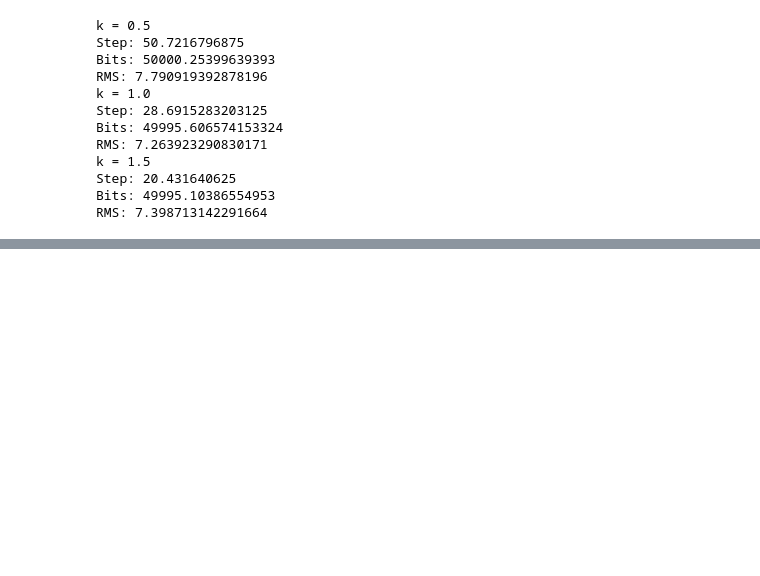
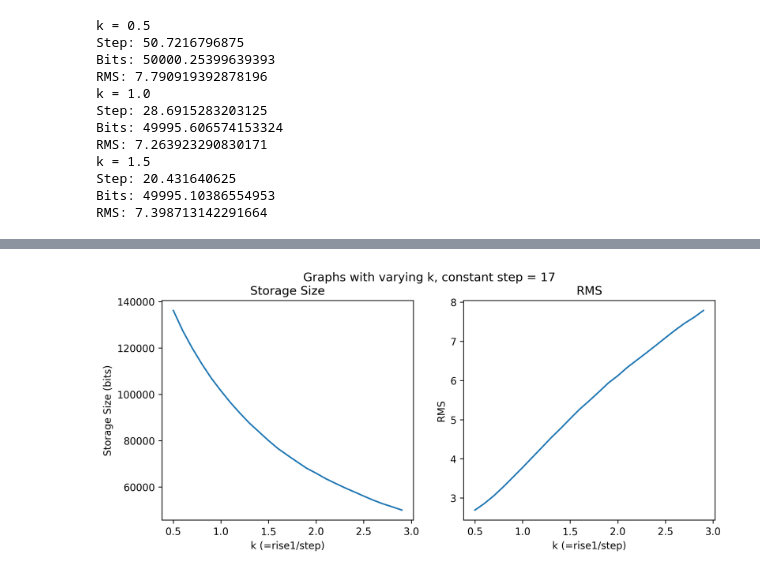
Before and after one commit to jet-tong/cued_sf2_lab, a Jupyter notebook: 11-centre-clipped-LBT.ipynb, the cells around one changed output, grey strips where cells are left out. Drawn from its saved outputs; the diff is of its cells as text; code cells hidden in the pictures; blank space fills up the shorter version.

```diff
--- a/11-centre-clipped-LBT.ipynb
+++ b/11-centre-clipped-LBT.ipynb
@@ -205,0 +209,45 @@ Text(0, 0.5, 'RMS')
+# %%
+# Fix step, vary k, check storage size and RMS
+
+Y = lbt(X, N=8, s=1.31)
+
+step = 17
+
+k_list = np.arange(0.5,3,0.1)
+bit_list = np.zeros_like(k_list)
+rms_list = np.zeros_like(k_list)
+
+
+for i in range(len(k_list)):
+    k = k_list[i]
+
+    Yq = quantise(Y, step_final, step_final*k)
+    #print(f"Bits: {bpp(Yq)*Yq.size}")
+
+    bit = bpp(Yq) * Yq.size
+    bit_list[i] = bit
+    #print(f"Bits: {bit}")
+
+
+    Z = ilbt(Yq, N=8, s=1.31)
+    #assert((X==Z).all())
+    #print(f"RMS: {np.std(X-Z)}")
+    rms_list[i] = np.std(X-Z)
+# %%
+fig, axs = plt.subplots(1,2,figsize=(10,4))
+
+fig.suptitle(f"Graphs with varying k, constant step = {step}")
+
+axs[0].plot(k_list, bit_list)
+axs[0].set_title("Storage Size")
+axs[0].set_xlabel("k (=rise1/step)")
+axs[0].set_ylabel("Storage Size (bits)")
+
+axs[1].plot(k_list, rms_list)
+axs[1].set_title("RMS")
+axs[1].set_xlabel("k (=rise1/step)")
+axs[1].set_ylabel("RMS")
+
+fig.set_dpi(300)  # for clear image when copying it.
+# %% [output]
+[figure, added]
```
Also changed, not shown: parts of 5 cells of this notebook, 2 other files.
